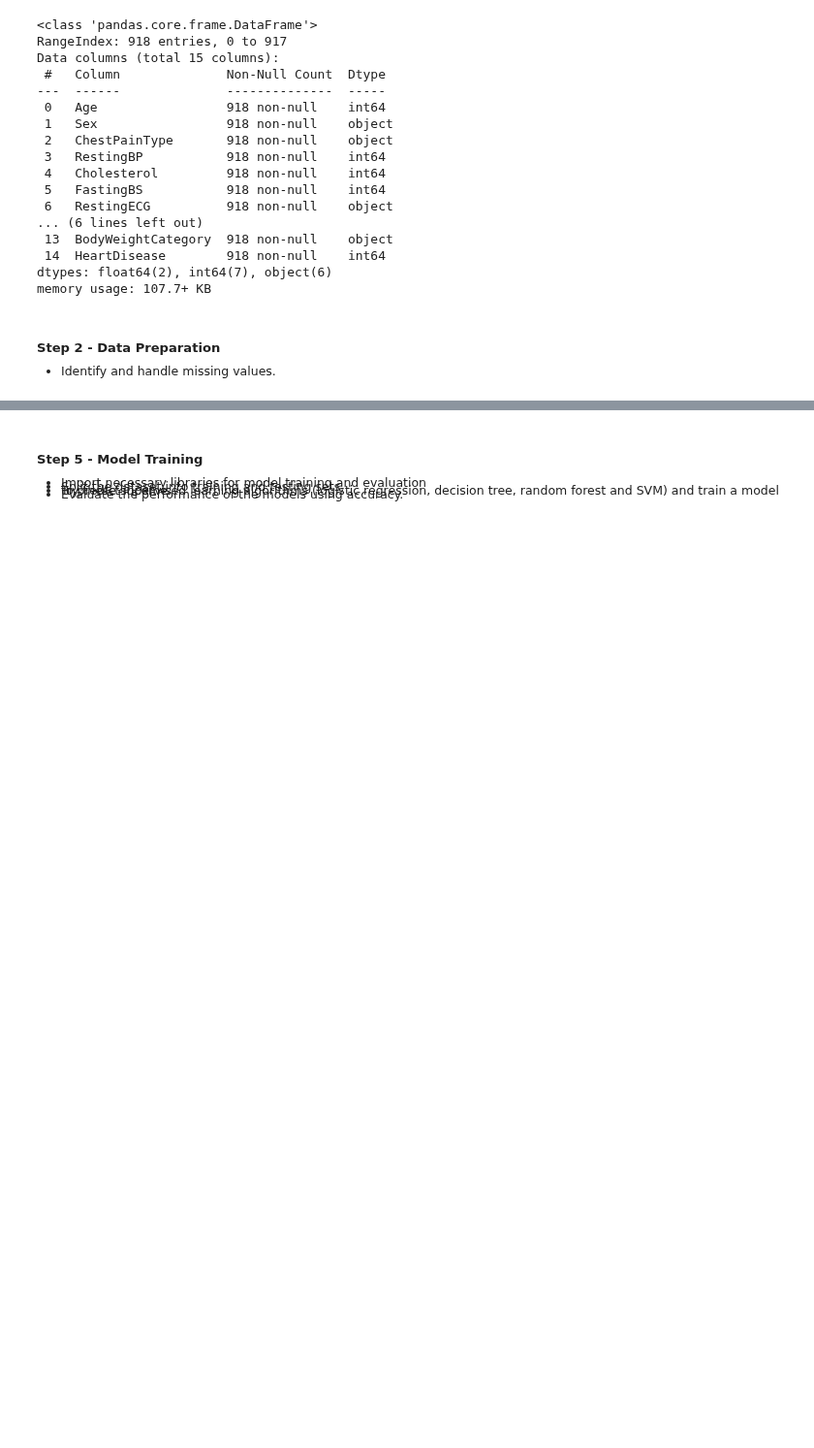
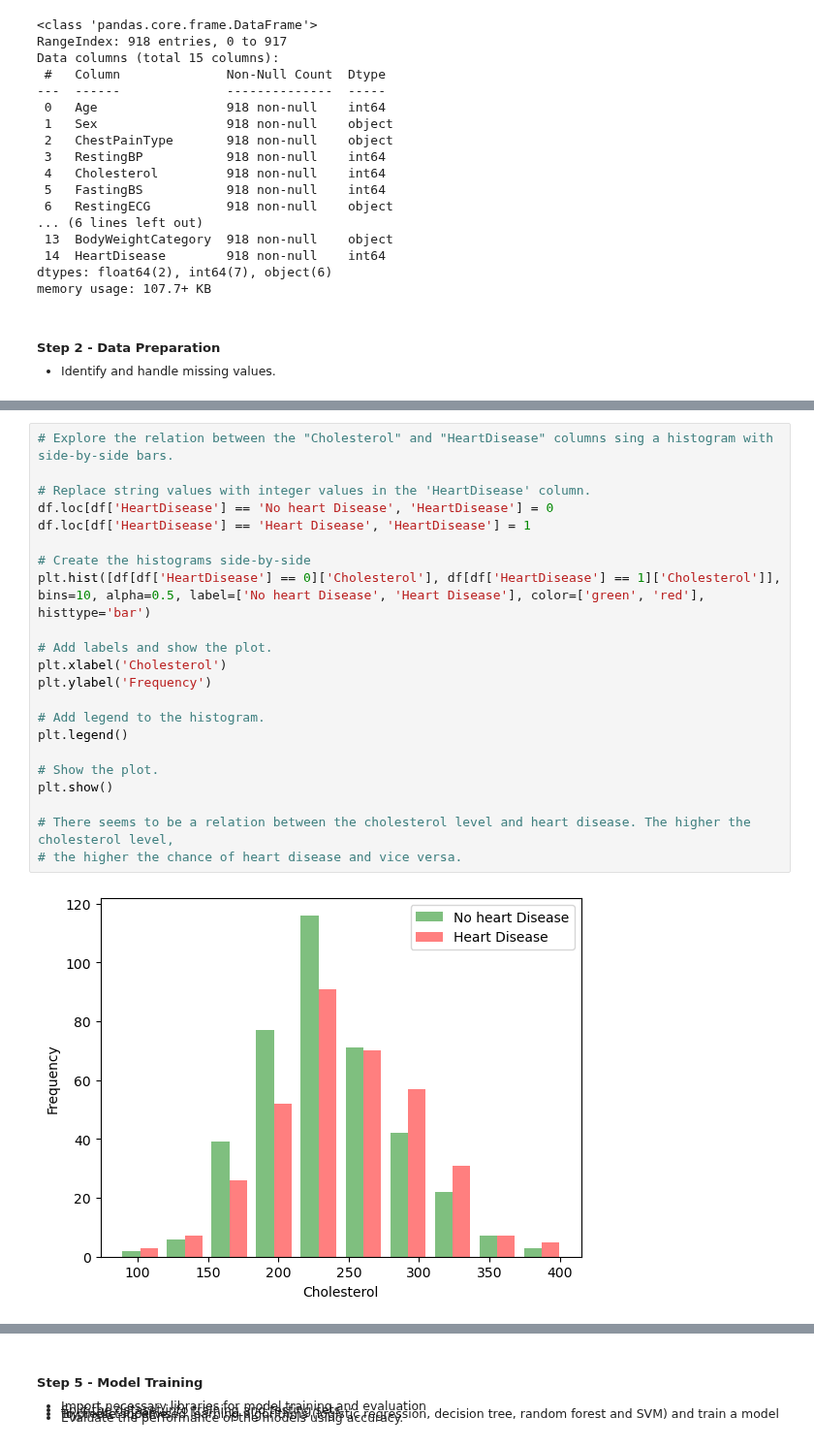
Before and after one commit to TJ-Abbing/Data-Science, a Jupyter notebook: OP-2/assignments/final/Final-assignment.ipynb, the cells around one changed output, grey strips where cells are left out. Shown at 97% size. Saved outputs shown, nothing was run; the diff lists cells and outputs as text; blank space fills up the shorter version.

```diff
--- a/OP-2/assignments/final/Final-assignment.ipynb
+++ b/OP-2/assignments/final/Final-assignment.ipynb
@@ -128,0 +227,24 @@ The number of patients with a cholesterol value of 0 is 14.
+# %%
+# Explore the relation between the "Cholesterol" and "HeartDisease" columns sing a histogram with side-by-side bars.
+
+# Replace string values with integer values in the 'HeartDisease' column.
+df.loc[df['HeartDisease'] == 'No heart Disease', 'HeartDisease'] = 0
+df.loc[df['HeartDisease'] == 'Heart Disease', 'HeartDisease'] = 1
+
+# Create the histograms side-by-side
+plt.hist([df[df['HeartDisease'] == 0]['Cholesterol'], df[df['HeartDisease'] == 1]['Cholesterol']], bins=10, alpha=0.5, label=['No heart Disease', 'Heart Disease'], color=['green', 'red'], histtype='bar')
+
+# Add labels and show the plot.
+plt.xlabel('Cholesterol')
+plt.ylabel('Frequency')
+
+# Add legend to the histogram.
+plt.legend()
+
+# Show the plot.
+plt.show()
+
+# There seems to be a relation between the cholesterol level and heart disease. The higher the cholesterol level,
+# the higher the chance of heart disease and vice versa.
+# %% [output]
+[figure, added]
```
Also changed, not shown: parts of 20 cells of this notebook.
